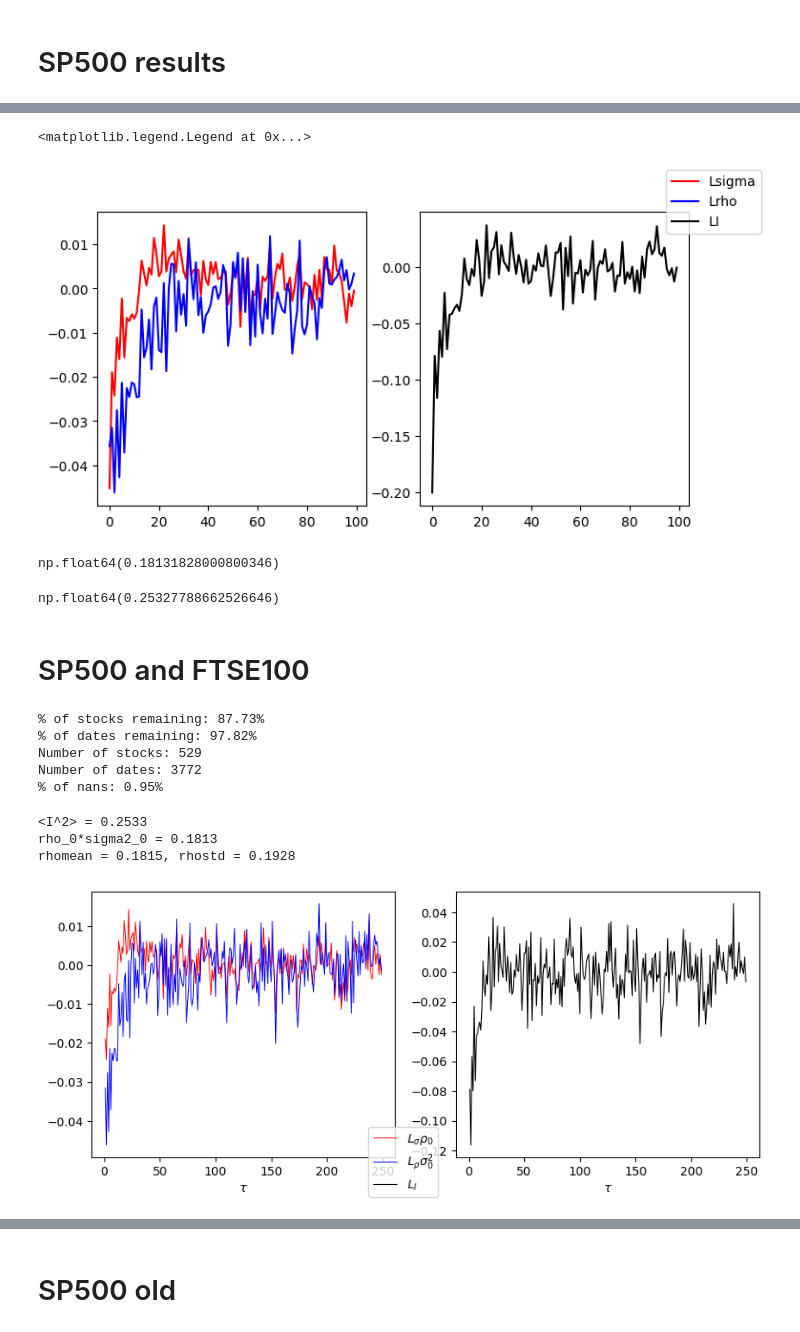
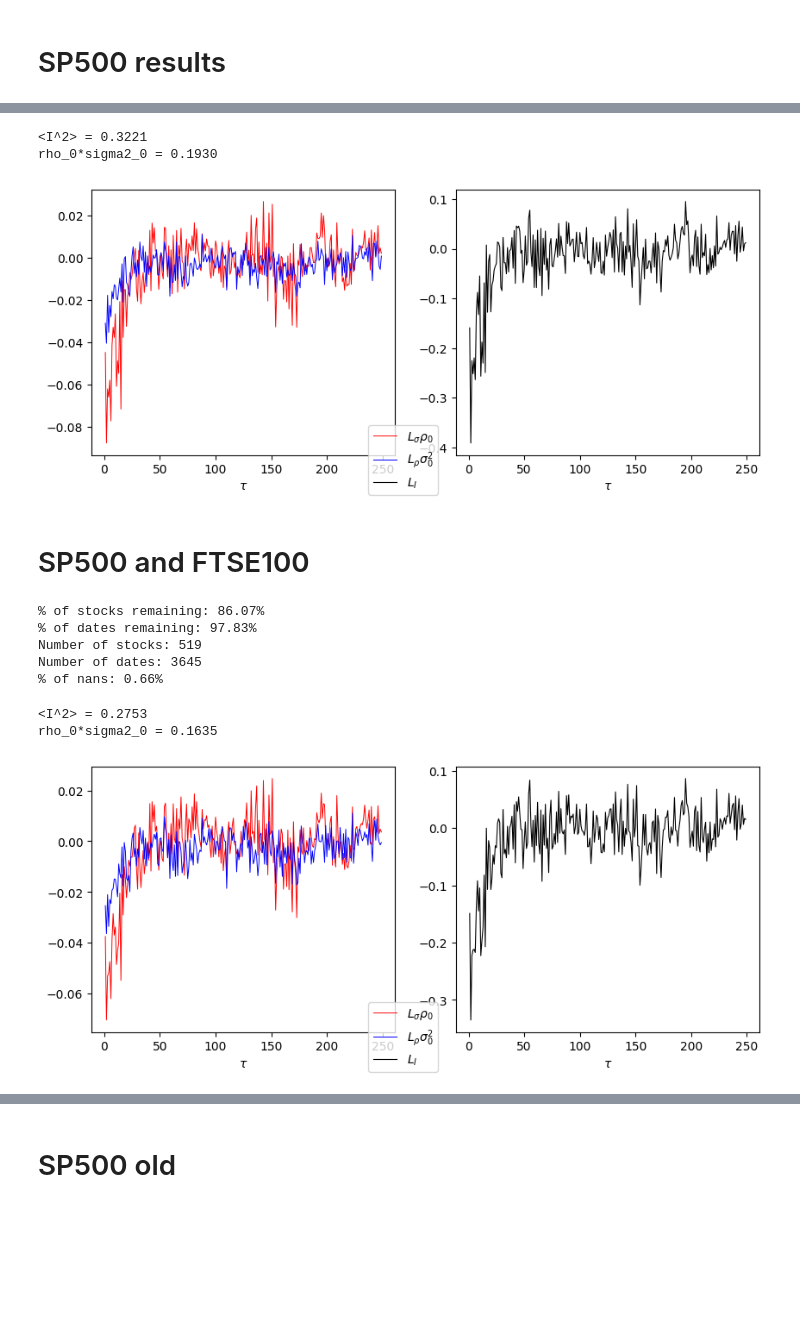
Before and after one commit to megi2601/physics_masters, a Jupyter notebook: code/laverage_effect_global.ipynb, the cells around one changed output, grey strips where cells are left out. Cells and saved outputs as stored; diff of their text form; code cells hidden in the pictures; blank space fills up the shorter version.

```diff
--- a/code/laverage_effect_global.ipynb
+++ b/code/laverage_effect_global.ipynb
@@ -18,5 +18,6 @@ data_dir = r"C:\\physics_masters\\data\\"
 dataframes = f.load_data_foreign('sp500', data_dir)
 # %%
 importlib.reload(f)
-df_concat = f.concat_dfs_by_date(dataframes, 0.9, None)
+df_concat = f.concat_and_select(dataframes, 0.99, cpi_file="CPI_US.csv")
+df_concat, index_series = f.calculate_returns(df_concat)
 # %% [output]
@@ -28,30 +34,12 @@ Number of dates: 3772
 # %%
-tau_list = np.arange(0, 100, 1)
+fig, ax = plt.subplots(1, 2, figsize=(10, 4))
+data = f.calculate_correlation_functions(df_concat, df_concat.mean(axis=1))
 
-rho_0 = f.rho(df_concat).mean()
-sigma2_0 = (df_concat**2).mean(axis=1).mean()
-LI_vals = f.LI(df_concat, tau_list)
-Lsigma_vals = f.Lsigma(df_concat, tau_list)
-Lrho_vals = f.Lrho(df_concat, tau_list)
-
-fig, ax = plt.subplots(1, 2, figsize=(8, 4))
-
-LI_vals.plot(ax=ax[1], label='LI', color='black')
-(Lsigma_vals*rho_0).plot(ax=ax[0], label='Lsigma', color='red')
-(Lrho_vals*sigma2_0).plot(ax=ax[0], label='Lrho', color='blue')
-
-fig.legend()
+f.plot_correlation_functions(data, fig, ax)
 # %% [output]
-<matplotlib.legend.Legend at 0x...>
+<I^2> = 0.3221
+rho_0*sigma2_0 = 0.1930
-[figure, old version]
+[figure, new version]
-# %%
-rho_0*sigma2_0
-# %% [output]
-np.float64(0.18131828000800346)
-# %%
-(((df_concat).mean(axis=1))**2).mean()
-# %% [output]
-np.float64(0.25327788662526646)
 # %% [markdown]
 # SP500 and FTSE100
 # %%
@@ -61,20 +49,22 @@ indices = ['sp500', 'ftse100']
 dataframes = []
 for index in indices:
     dataframes += f.load_data_foreign(index, data_dir)
-df_concat = f.concat_dfs_by_date(dataframes, 0.9, '2010')
+df_concat = f.concat_and_select(dataframes, 0.9)
+df_concat, index_series = f.calculate_returns(df_concat)
 # %% [output]
-% of stocks remaining: 87.73%
-% of dates remaining: 97.82%
-Number of stocks: 529
-Number of dates: 3772
-% of nans: 0.95%
+% of stocks remaining: 86.07%
+% of dates remaining: 97.83%
+Number of stocks: 519
+Number of dates: 3645
+% of nans: 0.66%
 # %%
 importlib.reload(f)
 fig, ax = plt.subplots(1, 2, figsize=(10, 4))
 
-f.plot(df_concat, fig, ax)
+data = f.calculate_correlation_functions(df_concat, index_series)
+
+f.plot_correlation_functions(data, fig, ax)
 # %% [output]
-<I^2> = 0.2533
-rho_0*sigma2_0 = 0.1813
-rhomean = 0.1815, rhostd = 0.1928
+<I^2> = 0.2753
+rho_0*sigma2_0 = 0.1635
-[figure, old version]
+[figure, new version]
```
Also changed, not shown: parts of 5 cells of this notebook, 2 other files.
